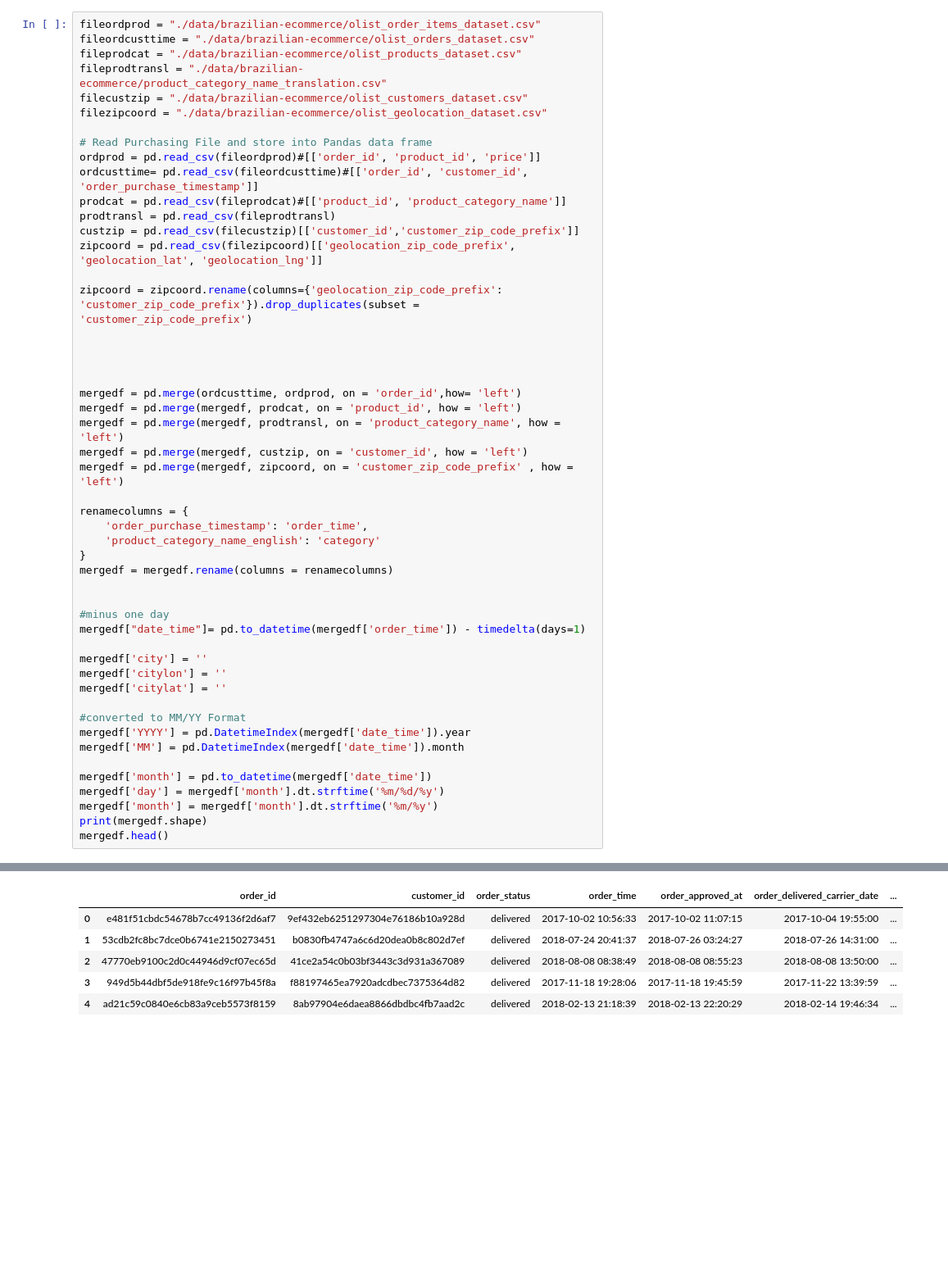
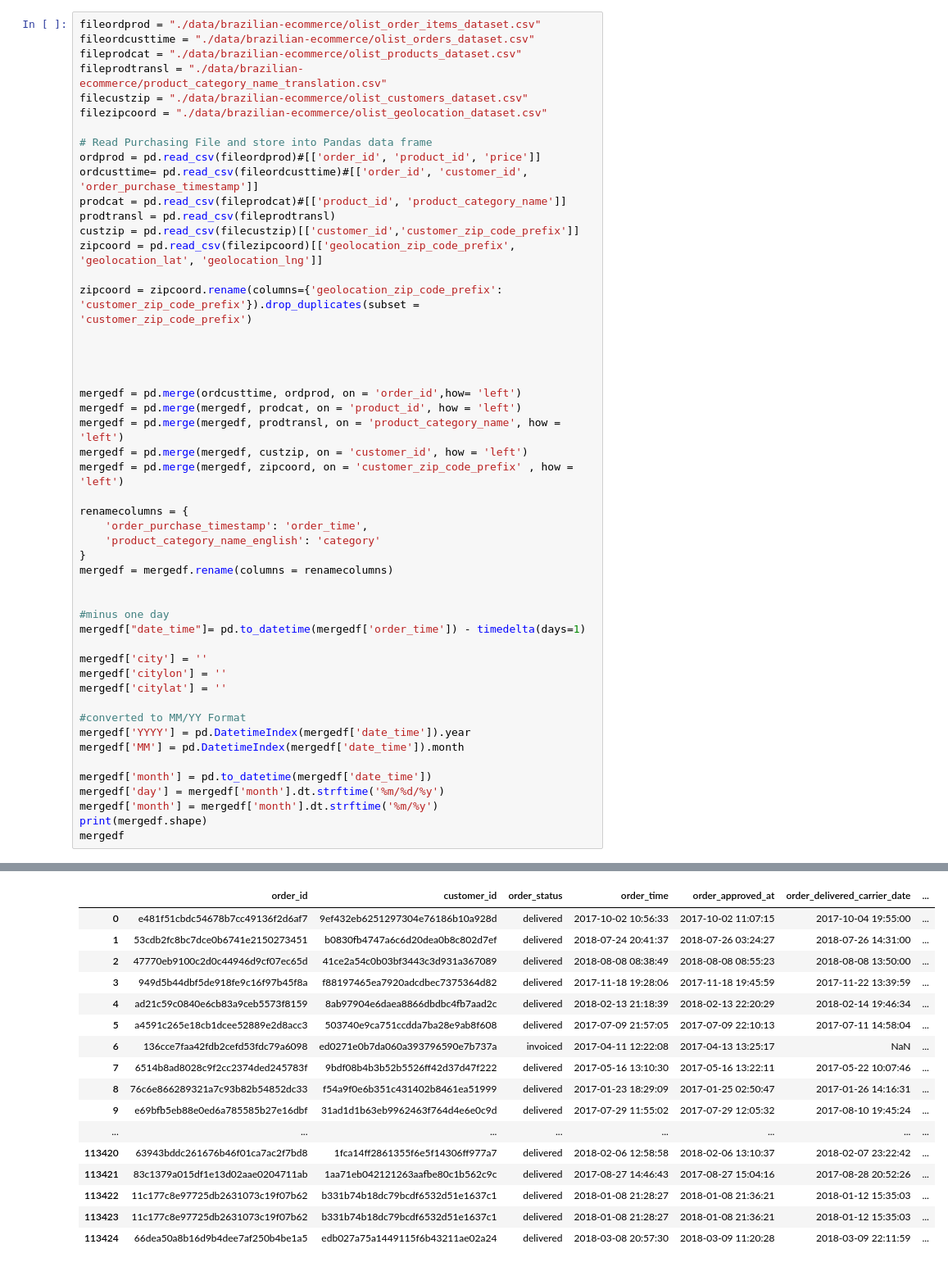
Before and after one commit to BShim92/BrazilianECommerce, a Jupyter notebook: ECommerceDataMerge.ipynb, the cells around one changed output, grey strips where cells are left out. Shown at 82% size. Saved outputs shown, nothing was run; the diff lists cells and outputs as text; blank space fills up the shorter version.

```diff
--- a/ECommerceDataMerge.ipynb
+++ b/ECommerceDataMerge.ipynb
@@ -41,31 +41,42 @@ mergedf = pd.merge(mergedf, zipcoord, on = 'customer_zip_code_prefix' , how = 'l
 renamecolumns = {
     'order_purchase_timestamp': 'order_time',
     'product_category_name_english': 'category'
 }
 mergedf = mergedf.rename(columns = renamecolumns)
 
 
 #minus one day
 mergedf["date_time"]= pd.to_datetime(mergedf['order_time']) - timedelta(days=1)
 
 mergedf['city'] = ''
 mergedf['citylon'] = ''
 mergedf['citylat'] = ''
 
 #converted to MM/YY Format
 mergedf['YYYY'] = pd.DatetimeIndex(mergedf['date_time']).year
 mergedf['MM'] = pd.DatetimeIndex(mergedf['date_time']).month
 
 mergedf['month'] = pd.to_datetime(mergedf['date_time'])
 mergedf['day'] = mergedf['month'].dt.strftime('%m/%d/%y')
 mergedf['month'] = mergedf['month'].dt.strftime('%m/%y')
 print(mergedf.shape)
-mergedf.head()
+mergedf
 # %% [output]
 (113425, 34)
 |  | order_id | customer_id | order_status | order_time | order_approved_at | order_delivered_carrier_date | ... |
 | 0 | e481f51cbdc54678b7cc49136f2d6af7 | 9ef432eb6251297304e76186b10a928d | delivered | 2017-10-02 10:56:33 | 2017-10-02 11:07:15 | 2017-10-04 19:55:00 | ... |
 | 1 | 53cdb2fc8bc7dce0b6741e2150273451 | b0830fb4747a6c6d20dea0b8c802d7ef | delivered | 2018-07-24 20:41:37 | 2018-07-26 03:24:27 | 2018-07-26 14:31:00 | ... |
 | 2 | 47770eb9100c2d0c44946d9cf07ec65d | 41ce2a54c0b03bf3443c3d931a367089 | delivered | 2018-08-08 08:38:49 | 2018-08-08 08:55:23 | 2018-08-08 13:50:00 | ... |
 | 3 | 949d5b44dbf5de918fe9c16f97b45f8a | f88197465ea7920adcdbec7375364d82 | delivered | 2017-11-18 19:28:06 | 2017-11-18 19:45:59 | 2017-11-22 13:39:59 | ... |
 | 4 | ad21c59c0840e6cb83a9ceb5573f8159 | 8ab97904e6daea8866dbdbc4fb7aad2c | delivered | 2018-02-13 21:18:39 | 2018-02-13 22:20:29 | 2018-02-14 19:46:34 | ... |
+| 5 | a4591c265e18cb1dcee52889e2d8acc3 | 503740e9ca751ccdda7ba28e9ab8f608 | delivered | 2017-07-09 21:57:05 | 2017-07-09 22:10:13 | 2017-07-11 14:58:04 | ... |
+| 6 | 136cce7faa42fdb2cefd53fdc79a6098 | ed0271e0b7da060a393796590e7b737a | invoiced | 2017-04-11 12:22:08 | 2017-04-13 13:25:17 | NaN | ... |
+| 7 | 6514b8ad8028c9f2cc2374ded245783f | 9bdf08b4b3b52b5526ff42d37d47f222 | delivered | 2017-05-16 13:10:30 | 2017-05-16 13:22:11 | 2017-05-22 10:07:46 | ... |
+| 8 | 76c6e866289321a7c93b82b54852dc33 | f54a9f0e6b351c431402b8461ea51999 | delivered | 2017-01-23 18:29:09 | 2017-01-25 02:50:47 | 2017-01-26 14:16:31 | ... |
+| 9 | e69bfb5eb88e0ed6a785585b27e16dbf | 31ad1d1b63eb9962463f764d4e6e0c9d | delivered | 2017-07-29 11:55:02 | 2017-07-29 12:05:32 | 2017-08-10 19:45:24 | ... |
+| ... | ... | ... | ... | ... | ... | ... | ... |
+| 113420 | 63943bddc261676b46f01ca7ac2f7bd8 | 1fca14ff2861355f6e5f14306ff977a7 | delivered | 2018-02-06 12:58:58 | 2018-02-06 13:10:37 | 2018-02-07 23:22:42 | ... |
+| 113421 | 83c1379a015df1e13d02aae0204711ab | 1aa71eb042121263aafbe80c1b562c9c | delivered | 2017-08-27 14:46:43 | 2017-08-27 15:04:16 | 2017-08-28 20:52:26 | ... |
+| 113422 | 11c177c8e97725db2631073c19f07b62 | b331b74b18dc79bcdf6532d51e1637c1 | delivered | 2018-01-08 21:28:27 | 2018-01-08 21:36:21 | 2018-01-12 15:35:03 | ... |
+| 113423 | 11c177c8e97725db2631073c19f07b62 | b331b74b18dc79bcdf6532d51e1637c1 | delivered | 2018-01-08 21:28:27 | 2018-01-08 21:36:21 | 2018-01-12 15:35:03 | ... |
+| 113424 | 66dea50a8b16d9b4dee7af250b4be1a5 | edb027a75a1449115f6b43211ae02a24 | delivered | 2018-03-08 20:57:30 | 2018-03-09 11:20:28 | 2018-03-09 22:11:59 | ... |
```
Also changed, not shown: parts of 18 cells of this notebook.
